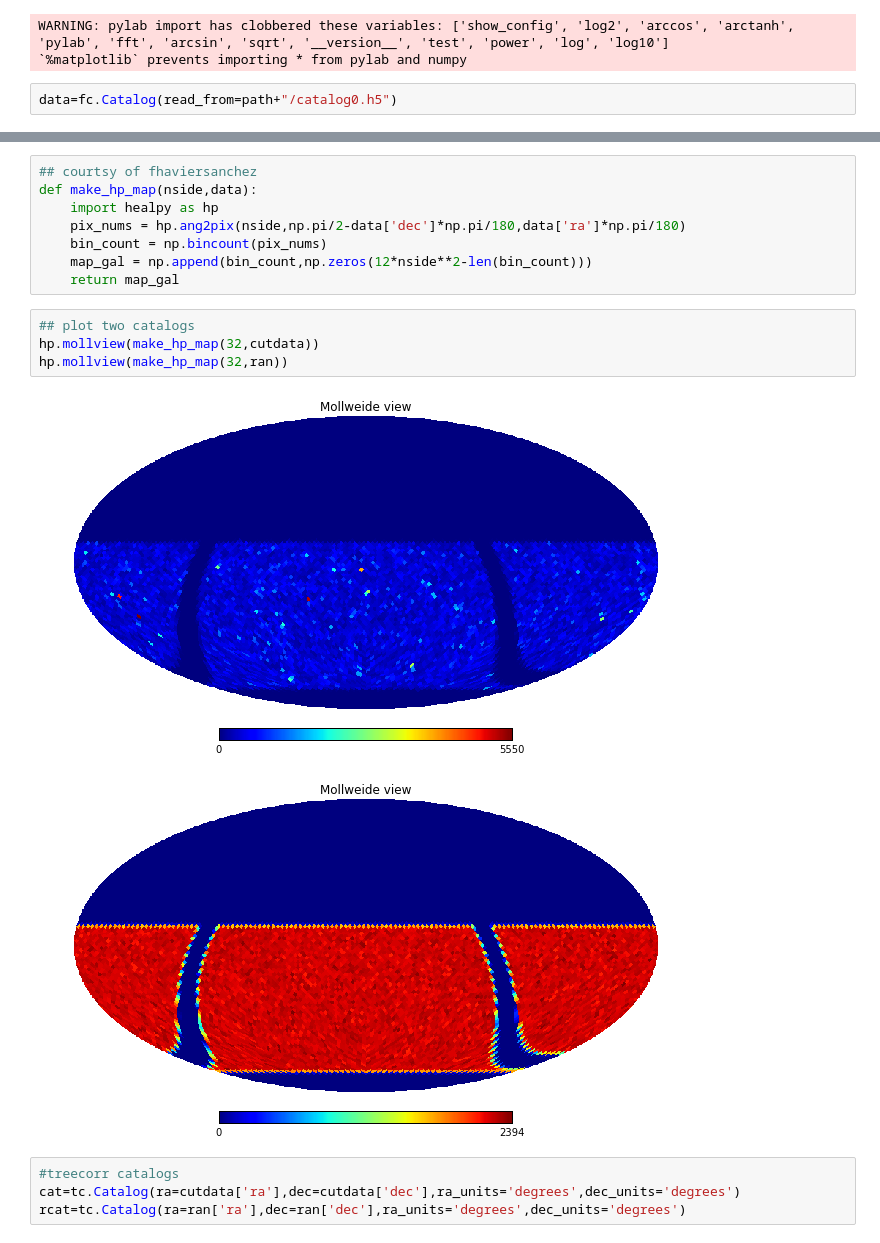
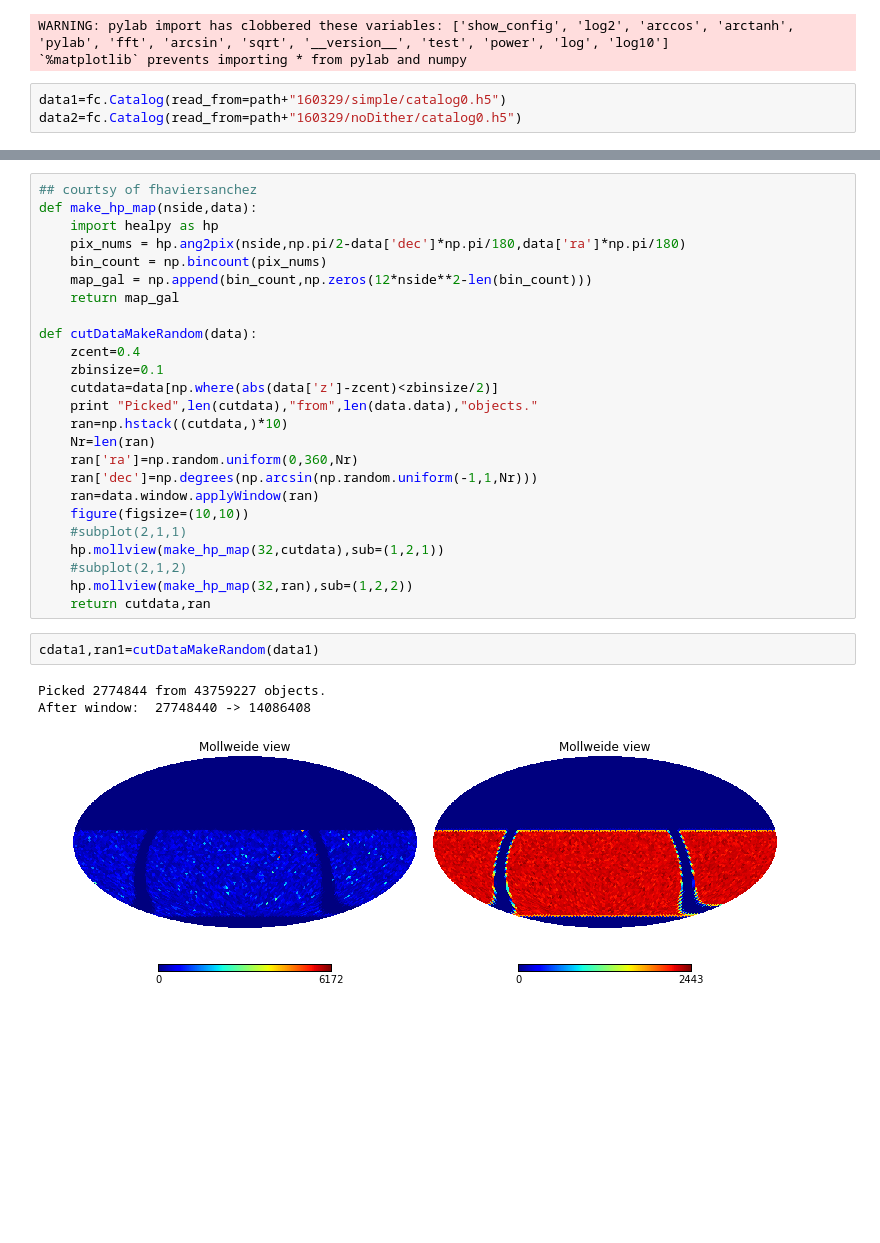
Before and after one commit to DarkEnergyScienceCollaboration/2pt_validation, a Jupyter notebook: ipynb/treecorr_example.ipynb, the cells around one changed output, grey strips where cells are left out. Drawn from its saved outputs; the diff is of its cells as text; blank space fills up the shorter version.

```diff
--- a/ipynb/treecorr_example.ipynb
+++ b/ipynb/treecorr_example.ipynb
@@ -21,4 +21,5 @@ Populating the interactive namespace from numpy and matplotlib
 WARNING: pylab import has clobbered these variables: ['show_config', 'log2', 'arccos', 'arctanh', 'pylab', 'fft', 'arcsin', 'sqrt', '__version__', 'test', 'power', 'log', 'log10']
 `%matplotlib` prevents importing * from pylab and numpy
 # %%
-data=fc.Catalog(read_from=path+"/catalog0.h5")
+data1=fc.Catalog(read_from=path+"160329/simple/catalog0.h5")
+data2=fc.Catalog(read_from=path+"160329/noDither/catalog0.h5")
@@ -85,14 +66,26 @@ def make_hp_map(nside,data):
     bin_count = np.bincount(pix_nums)
     map_gal = np.append(bin_count,np.zeros(12*nside**2-len(bin_count)))
     return map_gal
+
+def cutDataMakeRandom(data):
+    zcent=0.4
+    zbinsize=0.1
+    cutdata=data[np.where(abs(data['z']-zcent)<zbinsize/2)]
+    print "Picked",len(cutdata),"from",len(data.data),"objects."
+    ran=np.hstack((cutdata,)*10)
+    Nr=len(ran)
+    ran['ra']=np.random.uniform(0,360,Nr)
+    ran['dec']=np.degrees(np.arcsin(np.random.uniform(-1,1,Nr)))
+    ran=data.window.applyWindow(ran)
+    figure(figsize=(10,10))
+    #subplot(2,1,1)
+    hp.mollview(make_hp_map(32,cutdata),sub=(1,2,1))
+    #subplot(2,1,2)
+    hp.mollview(make_hp_map(32,ran),sub=(1,2,2))
+    return cutdata,ran
-# %%
-## plot two catalogs
-hp.mollview(make_hp_map(32,cutdata))
-hp.mollview(make_hp_map(32,ran))
-# %% [output]
-[figure, removed]
-[figure, removed]
-# %%
-#treecorr catalogs
-cat=tc.Catalog(ra=cutdata['ra'],dec=cutdata['dec'],ra_units='degrees',dec_units='degrees')
-rcat=tc.Catalog(ra=ran['ra'],dec=ran['dec'],ra_units='degrees',dec_units='degrees')
+# %%
+cdata1,ran1=cutDataMakeRandom(data1)
+# %% [output]
+Picked 2774844 from 43759227 objects.
+After window:  27748440 -> 14086408
+[figure, added]
```
Also changed, not shown: parts of 14 cells of this notebook, 2 other files.
